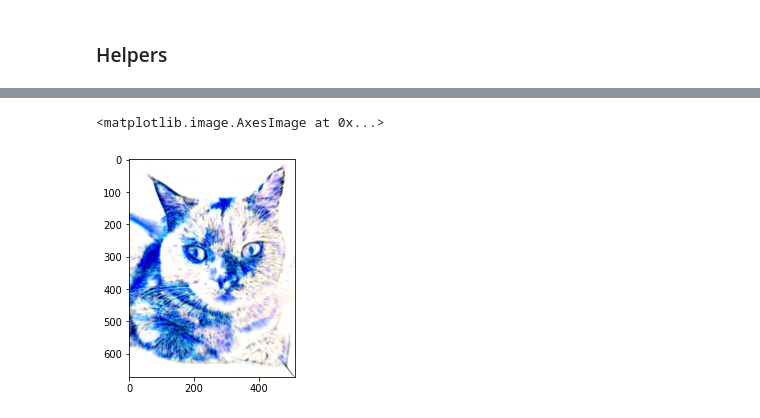
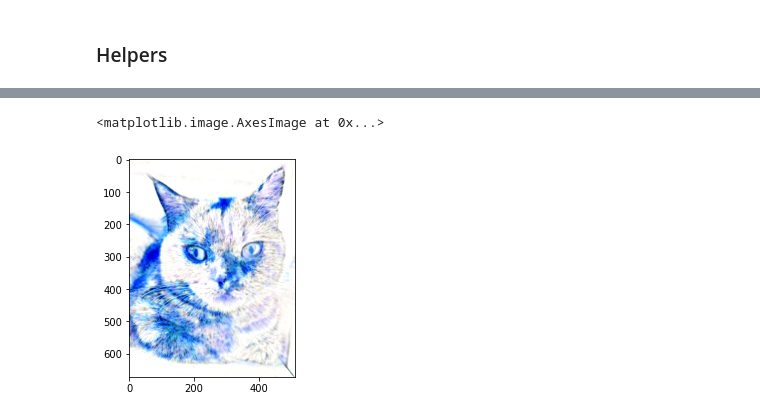
Before and after one commit to cvetty/iMuse, a Jupyter notebook: notebooks/WCT - Transfer.ipynb, the cells around one changed output, grey strips where cells are left out. Cells and saved outputs as stored; diff of their text form; code cells hidden in the pictures.

```diff
--- a/notebooks/WCT - Transfer.ipynb
+++ b/notebooks/WCT - Transfer.ipynb
@@ -466,35 +466,35 @@ class WaveletAE(Model):
                 feat = feat / tf.reduce_max(tf.abs(feat))
 
             return feat
 
         def process_feat(feat):
             if ede:
                 return get_style_correlation_transform(feat, normalize=normalize)
             else:
                 return process_correlation(feat)
 
         for block in blocks:
             corr = tf.map_fn(process_feat, encoder_feat[block])
             mean = tf.map_fn(lambda feat: preprocess_feat(feat, center=False)[1], encoder_feat[block])
             correlations.append(corr)
             means.append(mean)
 
         return correlations, means
 
 test_img = tf.io.read_file('../assets/moli_content.jpg')
 test_img = tf.image.decode_image(test_img, dtype=tf.float16)
 
 test_img_style = tf.io.read_file('../assets/moli_style.jpg')
 test_img_style = tf.image.decode_image(test_img_style, dtype=tf.float16)
 test_img_style = tf.image.resize(test_img_style, (test_img_style.shape[0] // 4, test_img_style.shape[1] // 4))
 
-# wavelet_ae = WaveletAE()
+wavelet_ae = WaveletAE()
 r = wavelet_ae.transfer(tf.expand_dims(test_img, 0), tf.expand_dims(test_img_style, 0), skips_transfer=False, decoder_transfer=False)[0]
 plt.imshow(r)
 # wavelet_ae.get_style_correlations(tf.expand_dims(test_img, 0))[1]
 # %% [output]
 <matplotlib.image.AxesImage at 0x...>
-[figure, old version]
+[figure, new version]
 # %%
 def sample_from_corr_matrix(sigma, num_features = None, eigenvalues = None, eigenvectors = None):
     data = tf.eye(sigma.shape[0], num_features)
```
Also changed, not shown: parts of 4 cells of this notebook, 7 other files.
